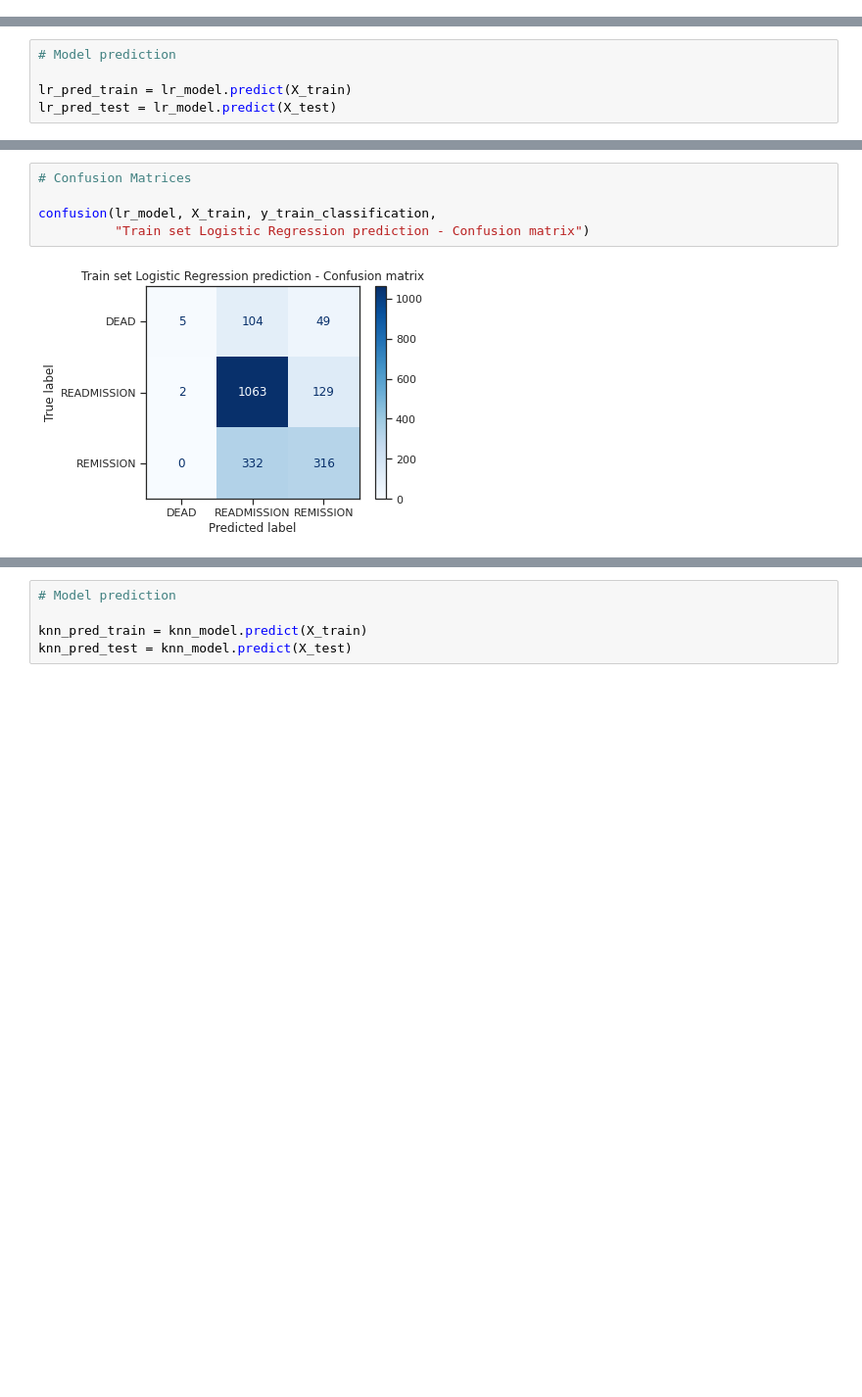
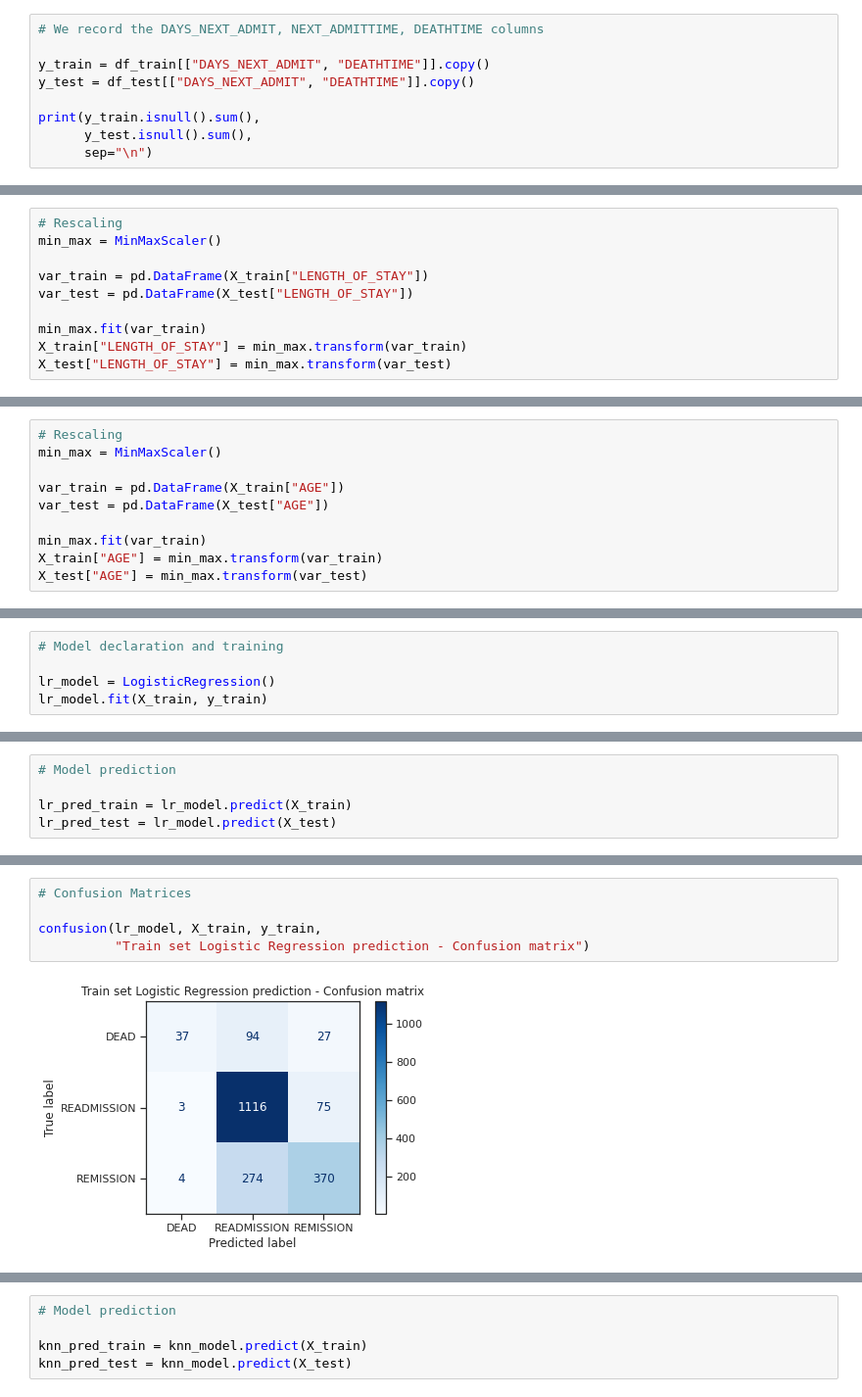
Before and after one commit to LMquentinLR/mimic_rehospitalization_prediction, a Jupyter notebook: AIQDSC27_evaluation_qlr.ipynb, the cells around one changed output, grey strips where cells are left out. Shown at 98% size. Saved outputs shown, nothing was run; the diff lists cells and outputs as text; blank space fills up the shorter version.

```diff
--- a/AIQDSC27_evaluation_qlr.ipynb
+++ b/AIQDSC27_evaluation_qlr.ipynb
@@ -1046,0 +624,9 @@ LogisticRegression()
+# %%
+# We record the DAYS_NEXT_ADMIT, NEXT_ADMITTIME, DEATHTIME columns
+
+y_train = df_train[["DAYS_NEXT_ADMIT", "DEATHTIME"]].copy()
+y_test = df_test[["DAYS_NEXT_ADMIT", "DEATHTIME"]].copy()
+
+print(y_train.isnull().sum(),
+      y_test.isnull().sum(),
+      sep="\n")
@@ -1046,0 +758,10 @@ LogisticRegression()
+# %%
+# Rescaling
+min_max = MinMaxScaler()
+
+var_train = pd.DataFrame(X_train["LENGTH_OF_STAY"])
+var_test = pd.DataFrame(X_test["LENGTH_OF_STAY"])
+
+min_max.fit(var_train)
+X_train["LENGTH_OF_STAY"] = min_max.transform(var_train)
+X_test["LENGTH_OF_STAY"] = min_max.transform(var_test)
@@ -1046,0 +798,10 @@ LogisticRegression()
+# %%
+# Rescaling
+min_max = MinMaxScaler()
+
+var_train = pd.DataFrame(X_train["AGE"])
+var_test = pd.DataFrame(X_test["AGE"])
+
+min_max.fit(var_train)
+X_train["AGE"] = min_max.transform(var_train)
+X_test["AGE"] = min_max.transform(var_test)
@@ -1046,0 +903,5 @@ LogisticRegression()
+# %%
+# Model declaration and training
+
+lr_model = LogisticRegression()
+lr_model.fit(X_train, y_train)
@@ -1065,8 +928,8 @@ F1 score: 0.69
 # %%
 # Confusion Matrices
 
-confusion(lr_model, X_train, y_train_classification,
+confusion(lr_model, X_train, y_train,
           "Train set Logistic Regression prediction - Confusion matrix")
 # %% [output]
-[figure, old version]
+[figure, new version]
 # %%
```
Also changed, not shown: parts of 214 cells of this notebook, 1 other file.
